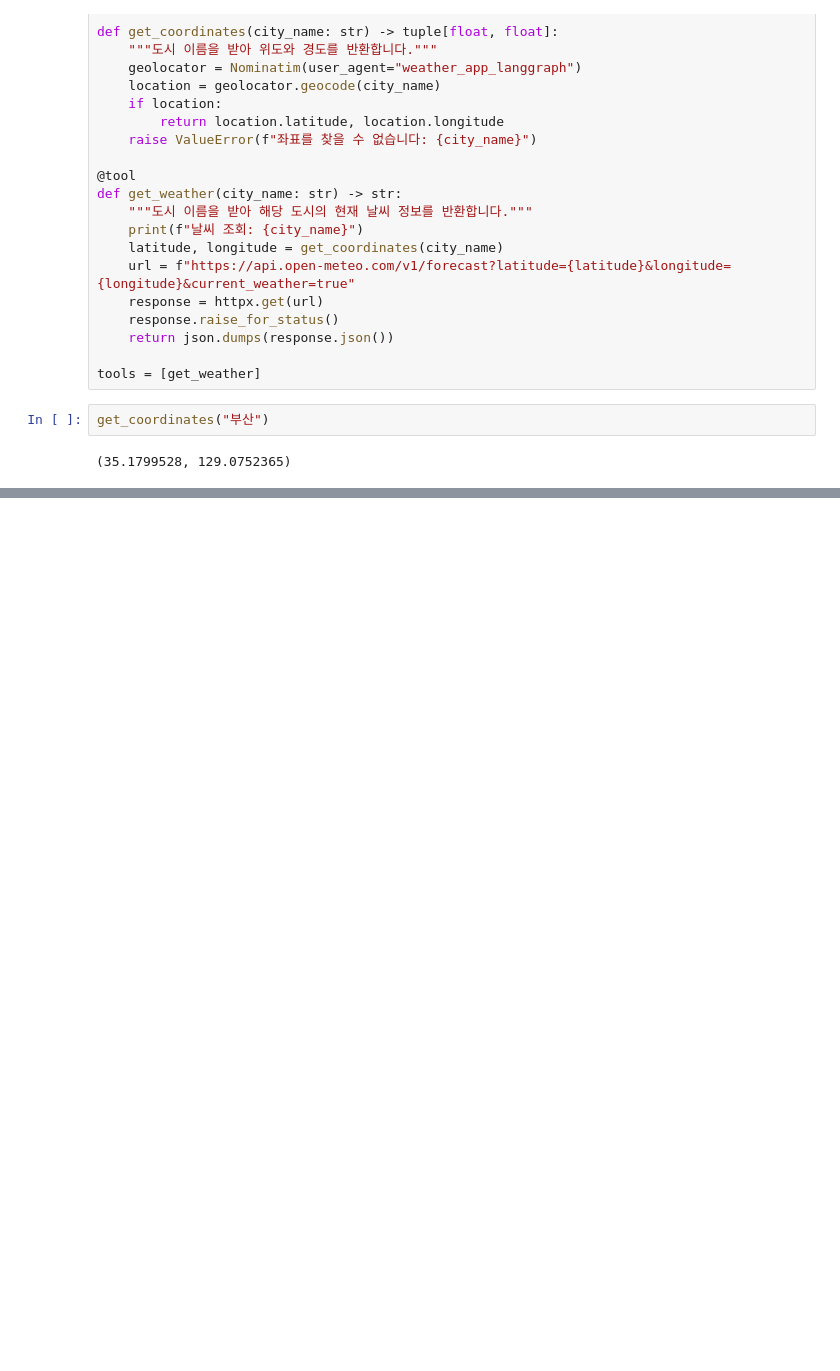
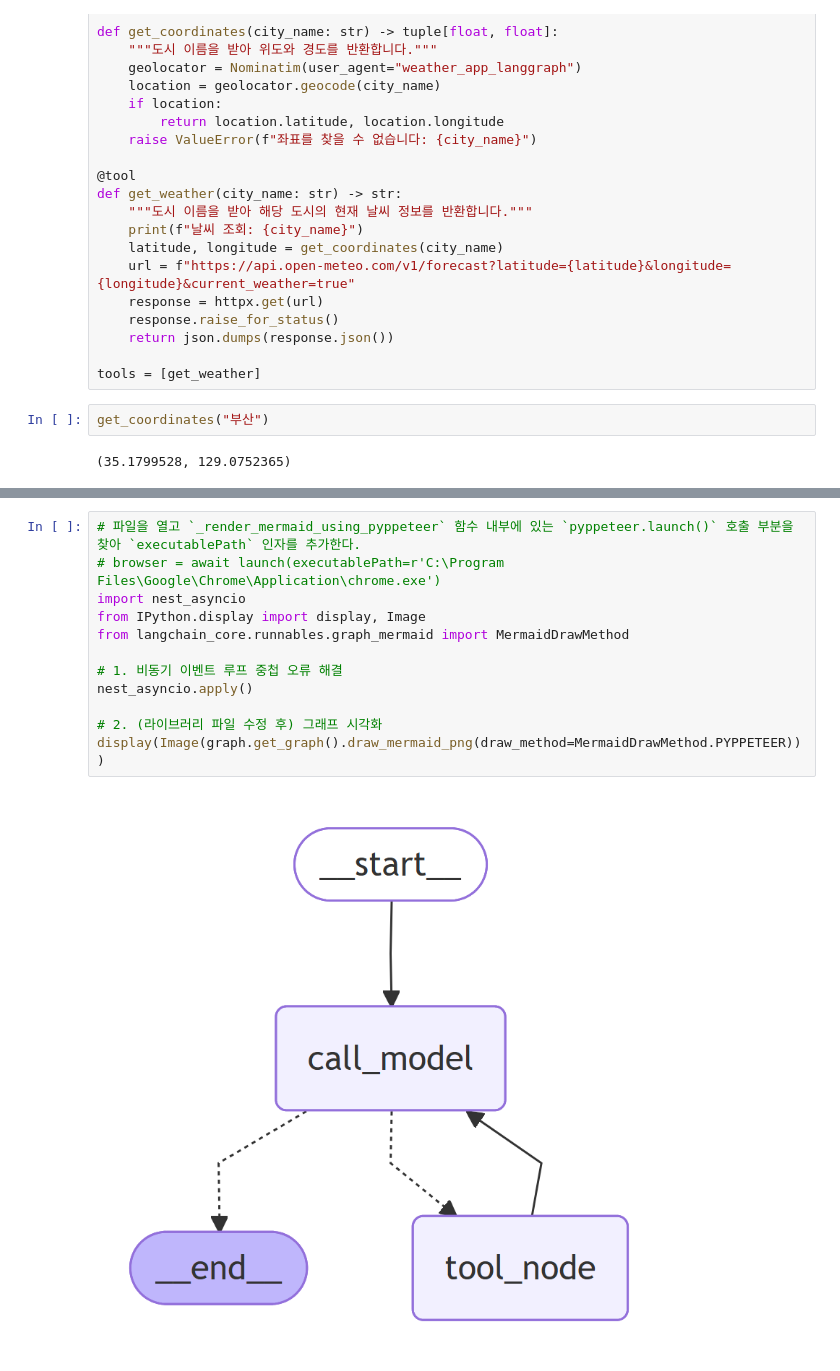
Before and after one commit to postforty/kor-it-langchain-class, a Jupyter notebook: ch11/sec01/01_agent.ipynb, the cells around one changed output, grey strips where cells are left out. Saved outputs shown, nothing was run; the diff lists cells and outputs as text; blank space fills up the shorter version.

```diff
--- a/ch11/sec01/01_agent.ipynb
+++ b/ch11/sec01/01_agent.ipynb
@@ -65,3 +62,17 @@ E0000 00:00:1758278165.770566   45717 alts_credentials.cc:93] ALTS creds ignored
+# %%
+# 파일을 열고 `_render_mermaid_using_pyppeteer` 함수 내부에 있는 `pyppeteer.launch()` 호출 부분을 찾아 `executablePath` 인자를 추가한다.
+# browser = await launch(executablePath=r'C:\Program Files\Google\Chrome\Application\chrome.exe')
+import nest_asyncio
+from IPython.display import display, Image
+from langchain_core.runnables.graph_mermaid import MermaidDrawMethod
+
+# 1. 비동기 이벤트 루프 중첩 오류 해결
+nest_asyncio.apply()
+
+# 2. (라이브러리 파일 수정 후) 그래프 시각화
+display(Image(graph.get_graph().draw_mermaid_png(draw_method=MermaidDrawMethod.PYPPETEER)))
+# %% [output]
+[figure, added]
 # %%
 from IPython.display import Image, display
 
```
Also changed, not shown: parts of 7 cells of this notebook, 11 other files.
